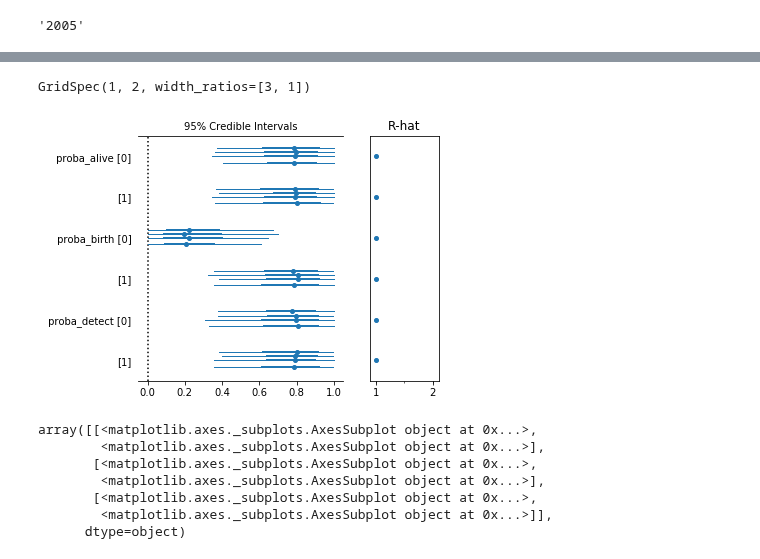
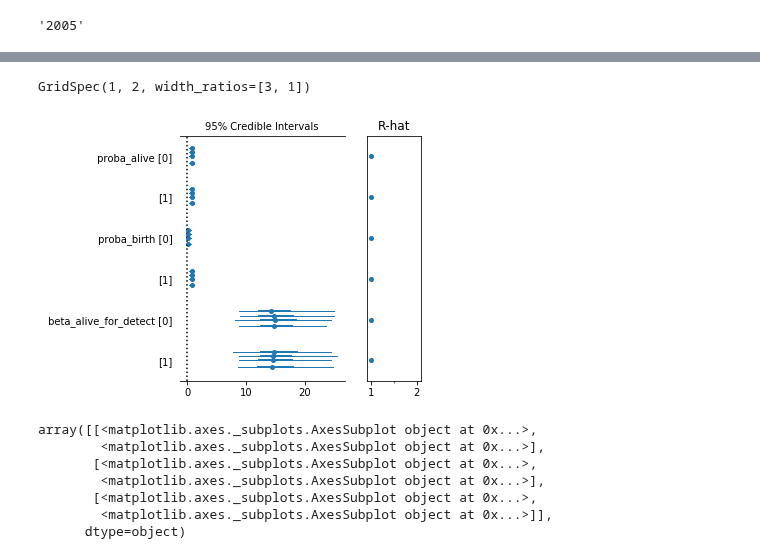
Before and after one commit to Edderic/mics-whales, a Jupyter notebook: mics-whales-new.ipynb, the cells around one changed output, grey strips where cells are left out. Drawn from its saved outputs; the diff is of its cells as text; code cells hidden in the pictures.

```diff
--- a/mics-whales-new.ipynb
+++ b/mics-whales-new.ipynb
@@ -926,8 +1016,8 @@ INFO:pymc3:Initializing NUTS using jitter+adapt_diag...
 # %%
-pm.forestplot(trace, varnames=['proba_alive', 'proba_birth', 'proba_detect'])
+pm.forestplot(trace, varnames=['proba_alive', 'proba_birth', 'beta_alive_for_detect'])
 # %% [output]
 GridSpec(1, 2, width_ratios=[3, 1])
-[figure, old version]
+[figure, new version]
 # %%
 pm.traceplot(trace, varnames=['proba_alive_2005', 'proba_birth_2005', 'proba_detect_2005'])
 # %% [output]
```
Also changed, not shown: parts of 4 cells of this notebook.
